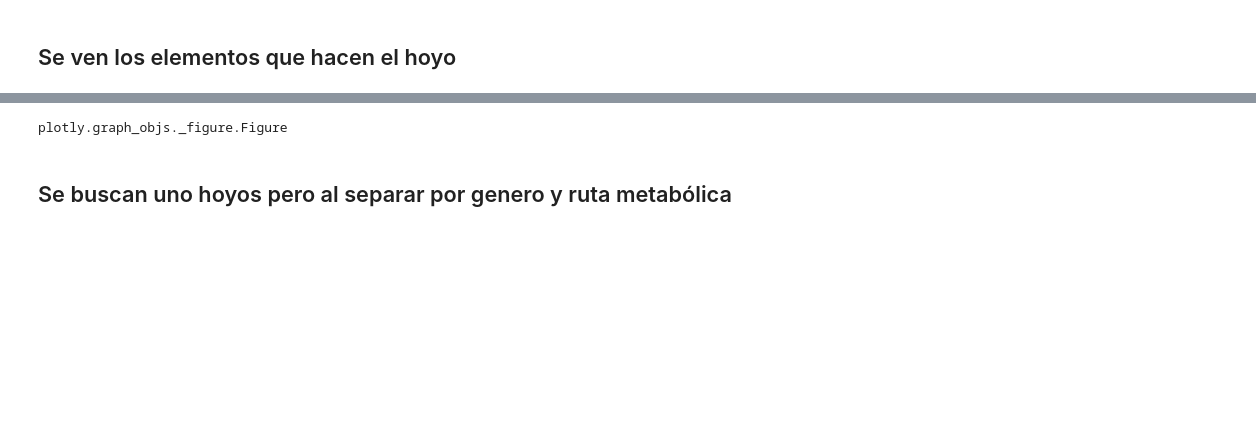
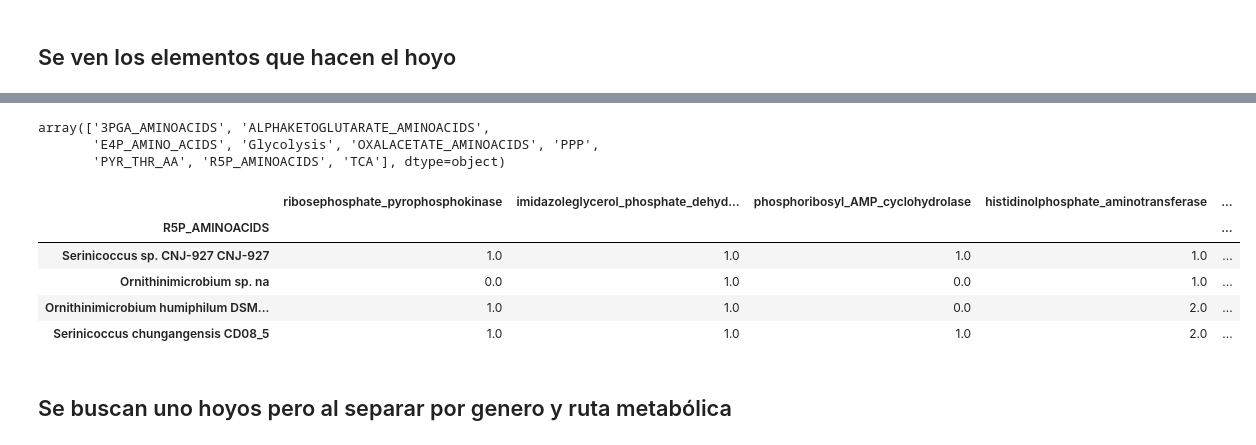
Before and after one commit to FFranciscoEspinosa/Tesis, a Jupyter notebook: Notebook_Strepto.ipynb, the cells around one changed output, grey strips where cells are left out. Saved outputs shown, nothing was run; the diff lists cells and outputs as text; code cells hidden in the pictures; blank space fills up the shorter version.

```diff
--- a/Notebook_Strepto.ipynb
+++ b/Notebook_Strepto.ipynb
@@ -167,0 +182,14 @@ len(df_pathway_make_hole['R5P_AMINOACIDS'][70])
+# %%
+df_pathway_make_hole=get_df_by_pathway_make_hole_droped_cols(df_by_pathway_drop_duplicate,holes_with_names)
+df_count_genes_participation=pd.DataFrame()
+for path in df_pathway_make_hole.keys():
+    print('los genes que participan en los 1-hoyos para',path,'son:')
+    genes=[]
+    for df in df_pathway_make_hole[path]:
+        genes.extend(list(df.columns))
+    set_count_genes=set()
+    for gen in genes:
+        df_count_genes_participation.loc[gen,'conteo']=genes.count(gen)
+        df_count_genes_participation.loc[gen,'ruta']=path
+        set_count_genes.add(gen+':'+str(genes.count(gen)))
+    print(str(set_count_genes))
@@ -168,2 +964,15 @@ len(df_pathway_make_hole['R5P_AMINOACIDS'][70])
+# %%
+df_combined['ruta'].unique()
+# %% [output]
+array(['3PGA_AMINOACIDS', 'ALPHAKETOGLUTARATE_AMINOACIDS',
+       'E4P_AMINO_ACIDS', 'Glycolysis', 'OXALACETATE_AMINOACIDS', 'PPP',
+       'PYR_THR_AA', 'R5P_AMINOACIDS', 'TCA'], dtype=object)
 # %%
-traduced_df(df_pathway_make_hole['R5P_AMINOACIDS'][3],names)
+traduced_df(df_pathway_make_hole['R5P_AMINOACIDS'][0],names)
+# %% [output]
+|  | ribosephosphate_pyrophosphokinase | imidazoleglycerol_phosphate_dehyd... | phosphoribosyl_AMP_cyclohydrolase | histidinolphosphate_aminotransferase | ... |
+| R5P_AMINOACIDS |  |  |  |  | ... |
+| Serinicoccus sp. CNJ-927 CNJ-927 | 1.0 | 1.0 | 1.0 | 1.0 | ... |
+| Ornithinimicrobium sp. na | 0.0 | 1.0 | 0.0 | 1.0 | ... |
+| Ornithinimicrobium humiphilum DSM... | 1.0 | 1.0 | 0.0 | 2.0 | ... |
+| Serinicoccus chungangensis CD08_5 | 1.0 | 1.0 | 1.0 | 2.0 | ... |
@@ -173,7 +979,3 @@ gd.plot_persistence_diagram(complex_pathways['R5P_AMINOACIDS'][0])
-# %%
-visualize_simplicial_complex(complex_pathways['R5P_AMINOACIDS'][1],3,'R5P_AMINOACIDS','Strepto')
-# %% [output]
-plotly.graph_objs._figure.Figure
 # %% [markdown]
 <h2>Se buscan uno hoyos pero al separar por genero y ruta metabólica</h2>
 # %%
```
Also changed, not shown: parts of 106 cells of this notebook, 28 other files.
